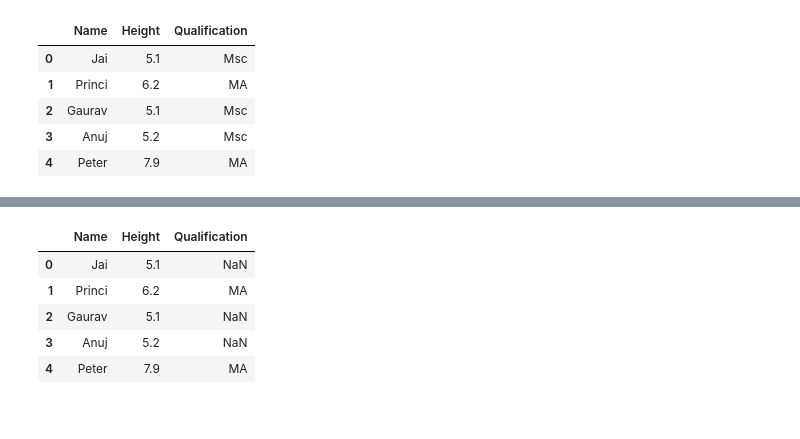
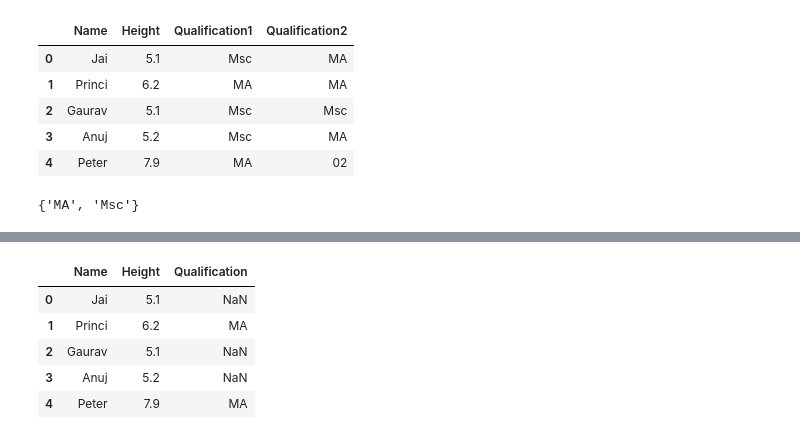
Before and after one commit to Marek-TL/BachelorThesis, a Jupyter notebook: test.ipynb, the cells around one changed output, grey strips where cells are left out. Drawn from its saved outputs; the diff is of its cells as text; code cells hidden in the pictures.

```diff
--- a/test.ipynb
+++ b/test.ipynb
@@ -8,17 +8,23 @@ import matplotlib.pyplot as plt
 # %%
 
 # Define a dictionary containing Students data
 data = {'Name': ['Jai', 'Princi', 'Gaurav', 'Anuj','Peter'],
         'Height': [5.1, 6.2, 5.1, 5.2, 7.9],
-        'Qualification': ['Msc', 'MA', 'Msc', 'Msc','MA']}
+        'Qualification1': ['Msc', 'MA', 'Msc', 'Msc','MA'],
+        'Qualification2': ['MA', 'MA', 'Msc', 'MA','02']}
 
 # Convert the dictionary into DataFrame
 df = pd.DataFrame(data)
 df
 # %% [output]
-|  | Name | Height | Qualification |
-| 0 | Jai | 5.1 | Msc |
-| 1 | Princi | 6.2 | MA |
-| 2 | Gaurav | 5.1 | Msc |
-| 3 | Anuj | 5.2 | Msc |
-| 4 | Peter | 7.9 | MA |
+|  | Name | Height | Qualification1 | Qualification2 |
+| 0 | Jai | 5.1 | Msc | MA |
+| 1 | Princi | 6.2 | MA | MA |
+| 2 | Gaurav | 5.1 | Msc | Msc |
+| 3 | Anuj | 5.2 | Msc | MA |
+| 4 | Peter | 7.9 | MA | 02 |
+# %%
+unione=(set(uni_val) | set(uni_val2))
+unione
+# %% [output]
+{'MA', 'Msc'}
```
Also changed, not shown: parts of 8 cells of this notebook, 11 other files.
